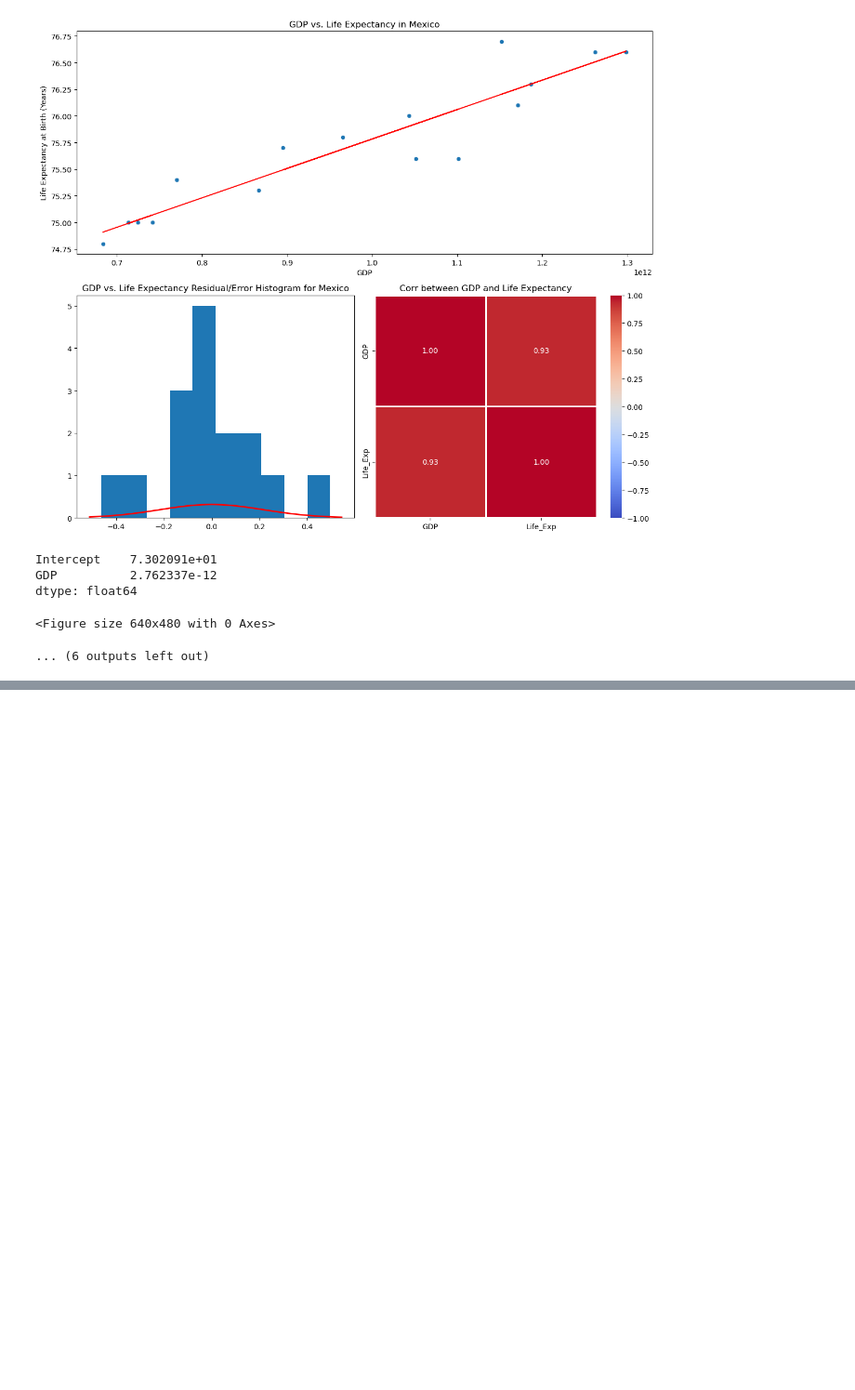
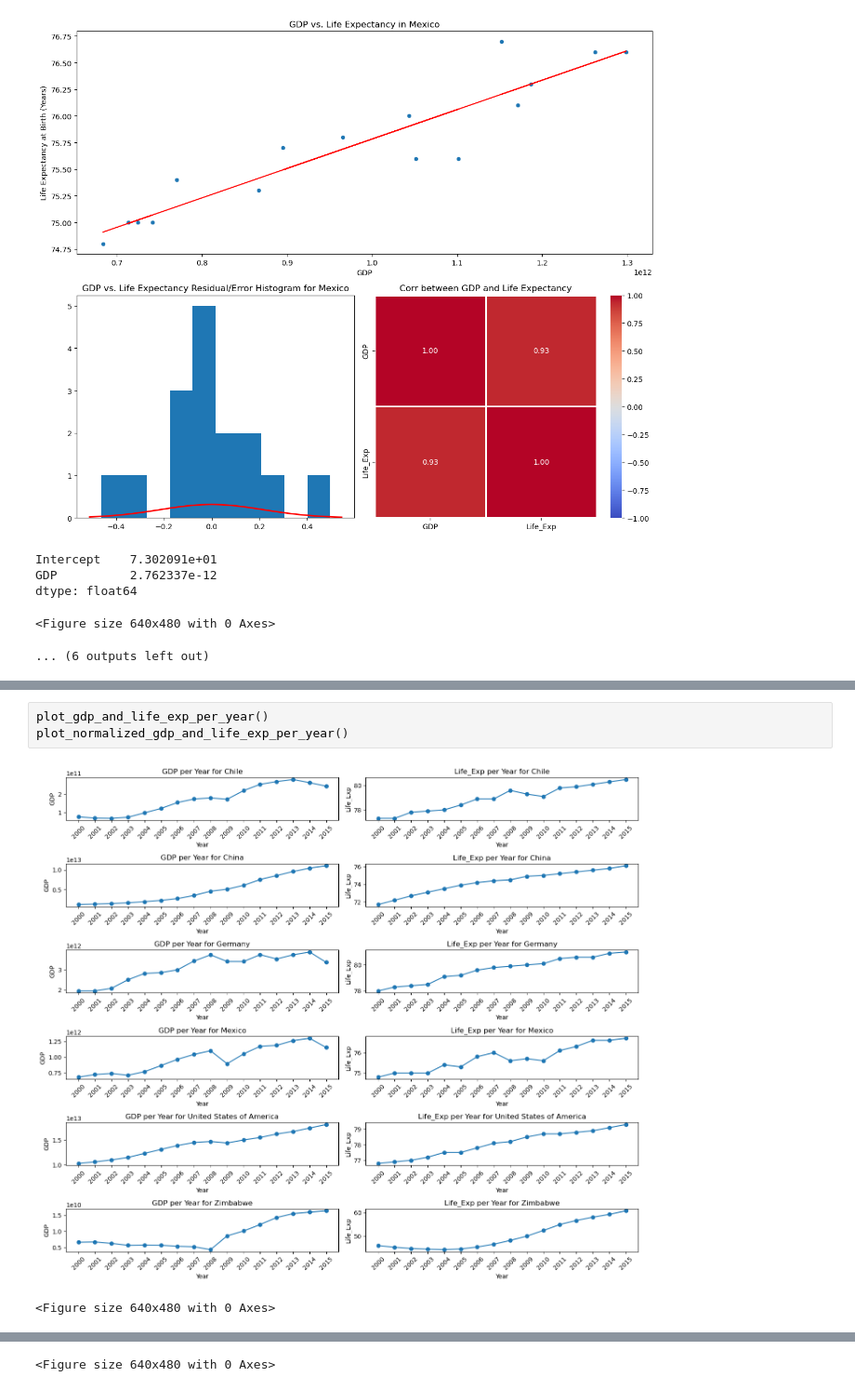
Before and after one commit to jhumayun/LifeExpectancyAndGDP, a Jupyter notebook: life_expectancy_gdp.ipynb, the cells around one changed output, grey strips where cells are left out. Shown at 93% size. Cells and saved outputs as stored; diff of their text form; blank space fills up the shorter version.

```diff
--- a/life_expectancy_gdp.ipynb
+++ b/life_expectancy_gdp.ipynb
@@ -232,0 +394,6 @@ dtype: float64
+# %%
+plot_gdp_and_life_exp_per_year()
+plot_normalized_gdp_and_life_exp_per_year()
+# %% [output]
+[figure, added]
+<Figure size 640x480 with 0 Axes>
@@ -232,0 +401 @@ dtype: float64
+<Figure size 640x480 with 0 Axes>
```
Also changed, not shown: parts of 9 cells of this notebook.
